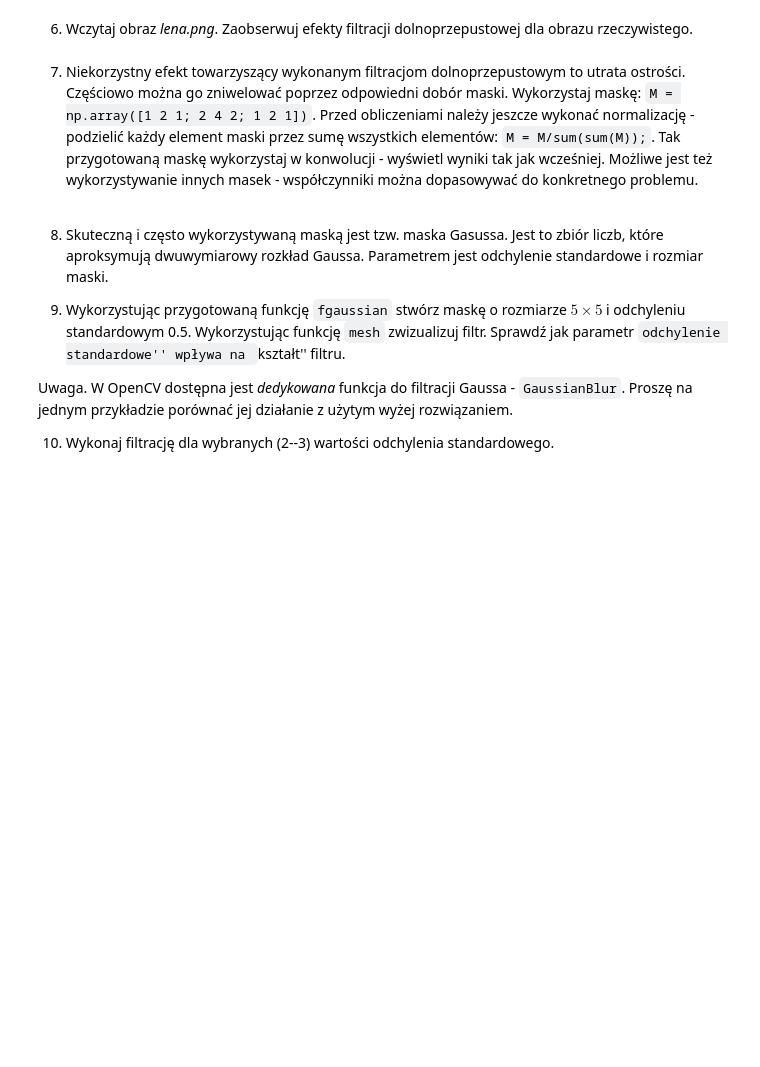
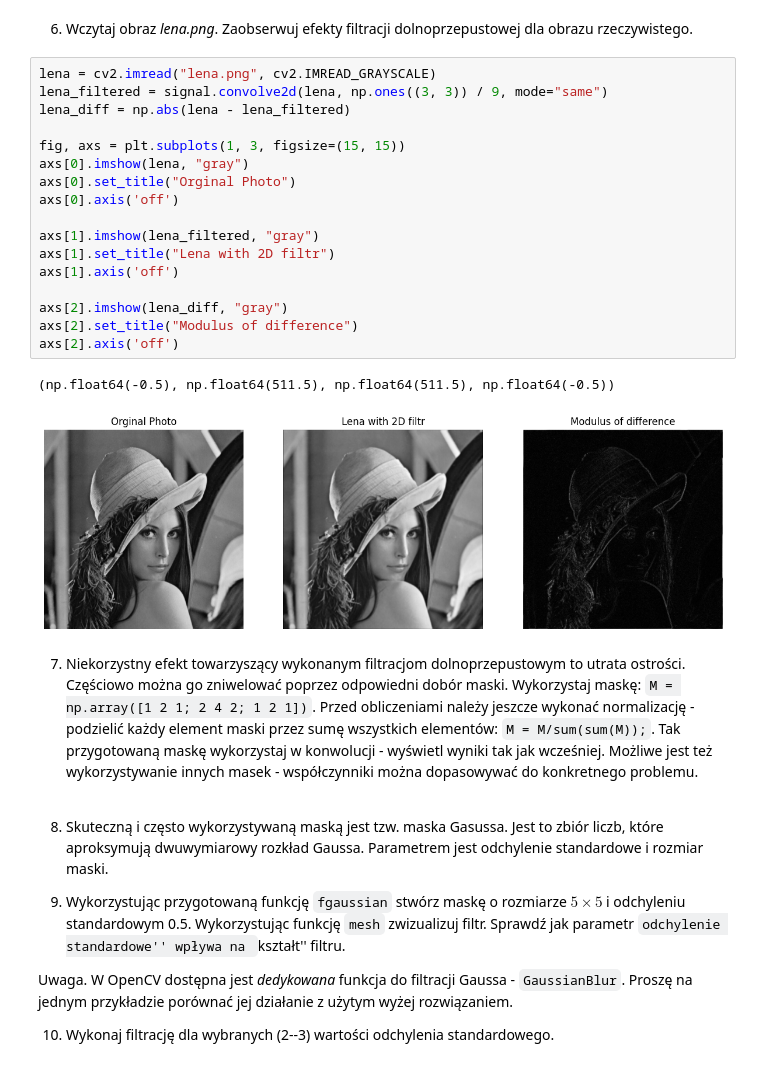
Before and after one commit to arturgesiarz/DigitalImageProcessing-Course, a Jupyter notebook: lab06/06_context.ipynb, the cells around one changed output. Saved outputs shown, nothing was run; the diff lists cells and outputs as text; blank space fills up the shorter version.

```diff
--- a/lab06/06_context.ipynb
+++ b/lab06/06_context.ipynb
@@ -59,6 +93,26 @@ Przeanalizuj wpływ rozmiaru maski na wynik.
 # %% [markdown]
 6. Wczytaj obraz _lena.png_.
 Zaobserwuj efekty filtracji dolnoprzepustowej dla obrazu rzeczywistego.
+# %%
+lena = cv2.imread("lena.png", cv2.IMREAD_GRAYSCALE)
+lena_filtered = signal.convolve2d(lena, np.ones((3, 3)) / 9, mode="same")
+lena_diff = np.abs(lena - lena_filtered)
+
+fig, axs = plt.subplots(1, 3, figsize=(15, 15))
+axs[0].imshow(lena, "gray")
+axs[0].set_title("Orginal Photo")
+axs[0].axis('off')
+
+axs[1].imshow(lena_filtered, "gray")
+axs[1].set_title("Lena with 2D filtr")
+axs[1].axis('off')
+
+axs[2].imshow(lena_diff, "gray")
+axs[2].set_title("Modulus of difference")
+axs[2].axis('off')
+# %% [output]
+(np.float64(-0.5), np.float64(511.5), np.float64(511.5), np.float64(-0.5))
+[figure, added]
 # %% [markdown]
 7. Niekorzystny efekt towarzyszący wykonanym filtracjom dolnoprzepustowym to utrata ostrości.
 Częściowo można go zniwelować poprzez odpowiedni dobór maski.
```
Also changed, not shown: parts of 2 cells of this notebook.
